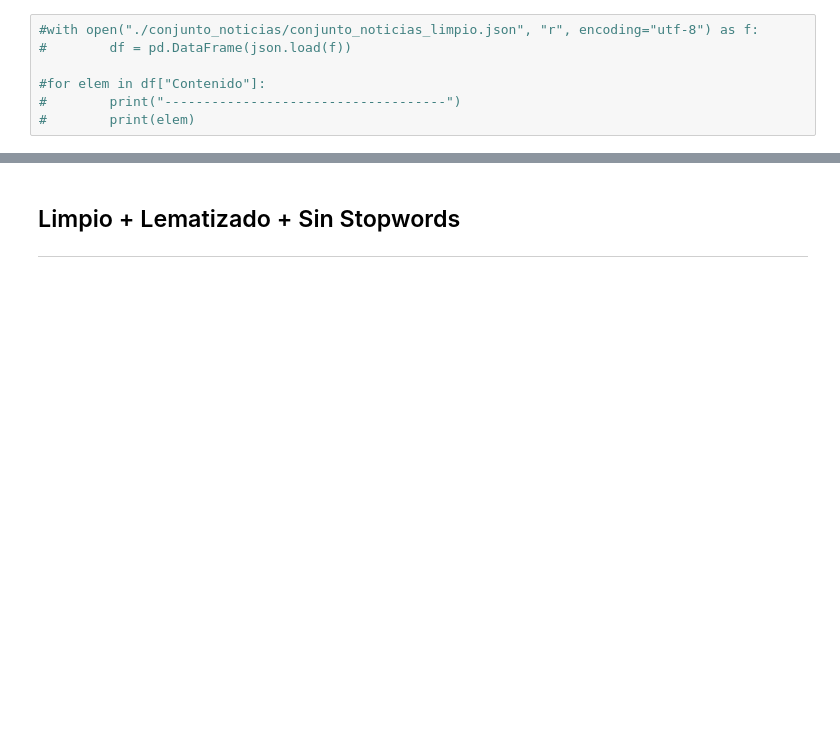
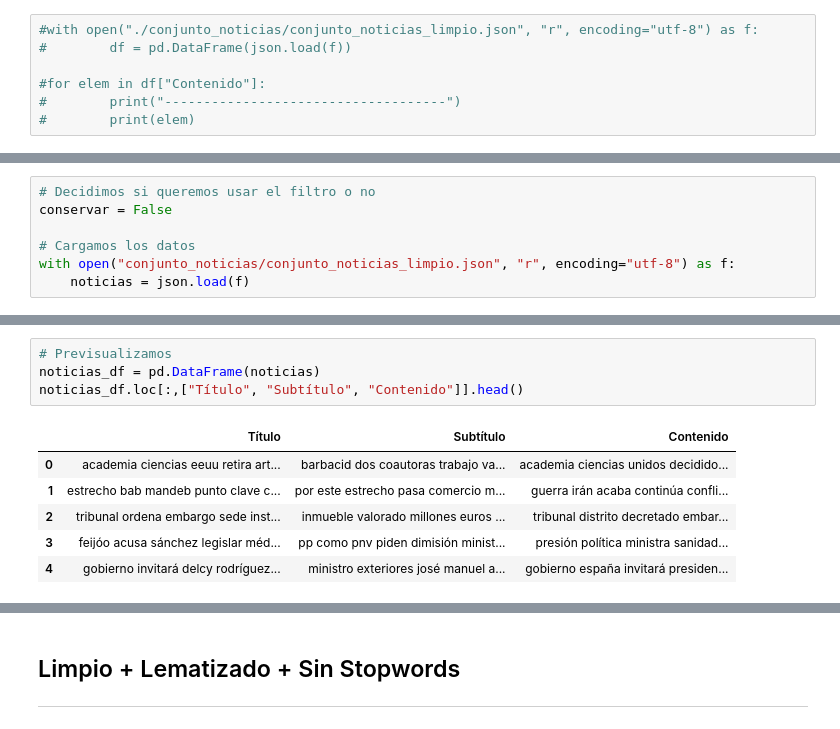
Before and after one commit to hepejaAED/ProyectoNLP, a Jupyter notebook: preprocesado.ipynb, the cells around one changed output, grey strips where cells are left out. Saved outputs shown, nothing was run; the diff lists cells and outputs as text; blank space fills up the shorter version.

Commit message:
1 - Actualizo Preprocesado con mi parte 2 - Actualizo noticias ABC 3 - Genero conjunto de noticias asociado a mi parte

```diff
--- a/preprocesado.ipynb
+++ b/preprocesado.ipynb
@@ -206,0 +281,7 @@ Limpieza_y_guardado(ruta_origen="./conjunto_noticias/conjunto_noticias_1.json",
+# %%
+# Decidimos si queremos usar el filtro o no
+conservar = False
+
+# Cargamos los datos
+with open("conjunto_noticias/conjunto_noticias_limpio.json", "r", encoding="utf-8") as f:
+    noticias = json.load(f)
@@ -206,0 +302,11 @@ Limpieza_y_guardado(ruta_origen="./conjunto_noticias/conjunto_noticias_1.json",
+# %%
+# Previsualizamos
+noticias_df = pd.DataFrame(noticias)
+noticias_df.loc[:,["Título", "Subtítulo", "Contenido"]].head()
+# %% [output]
+|  | Título | Subtítulo | Contenido |
+| 0 | academia ciencias eeuu retira art... | barbacid dos coautoras trabajo va... | academia ciencias unidos decidido... |
+| 1 | estrecho bab mandeb punto clave c... | por este estrecho pasa comercio m... | guerra irán acaba continúa confli... |
+| 2 | tribunal ordena embargo sede inst... | inmueble valorado millones euros ... | tribunal distrito decretado embar... |
+| 3 | feijóo acusa sánchez legislar méd... | pp como pnv piden dimisión minist... | presión política ministra sanidad... |
+| 4 | gobierno invitará delcy rodríguez... | ministro exteriores josé manuel a... | gobierno españa invitará presiden... |
```
Also changed, not shown: parts of 9 cells of this notebook, 3 other files.
